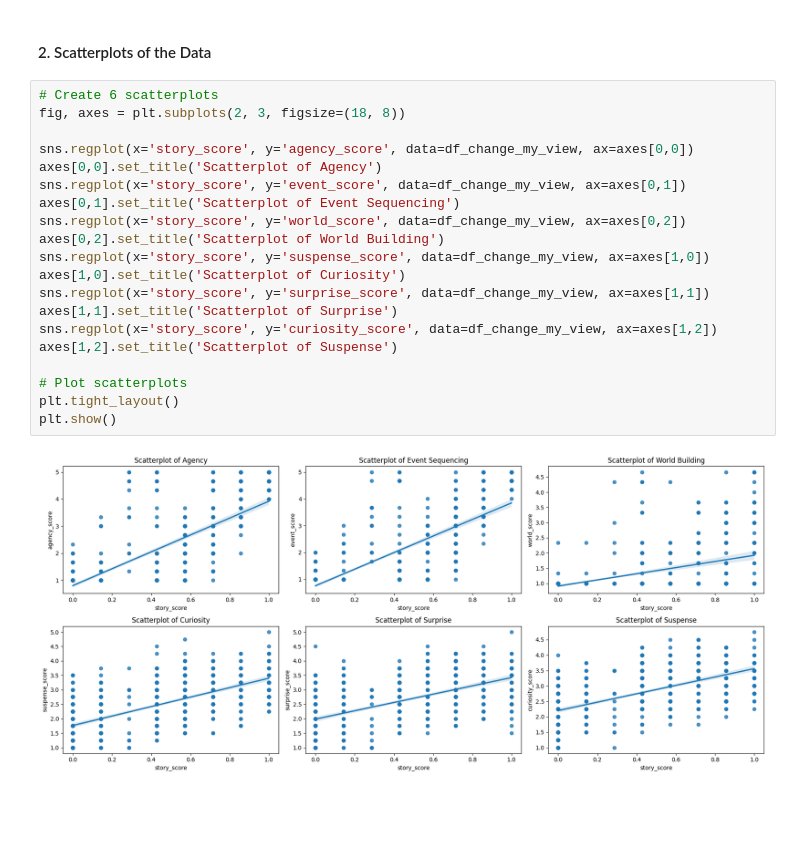
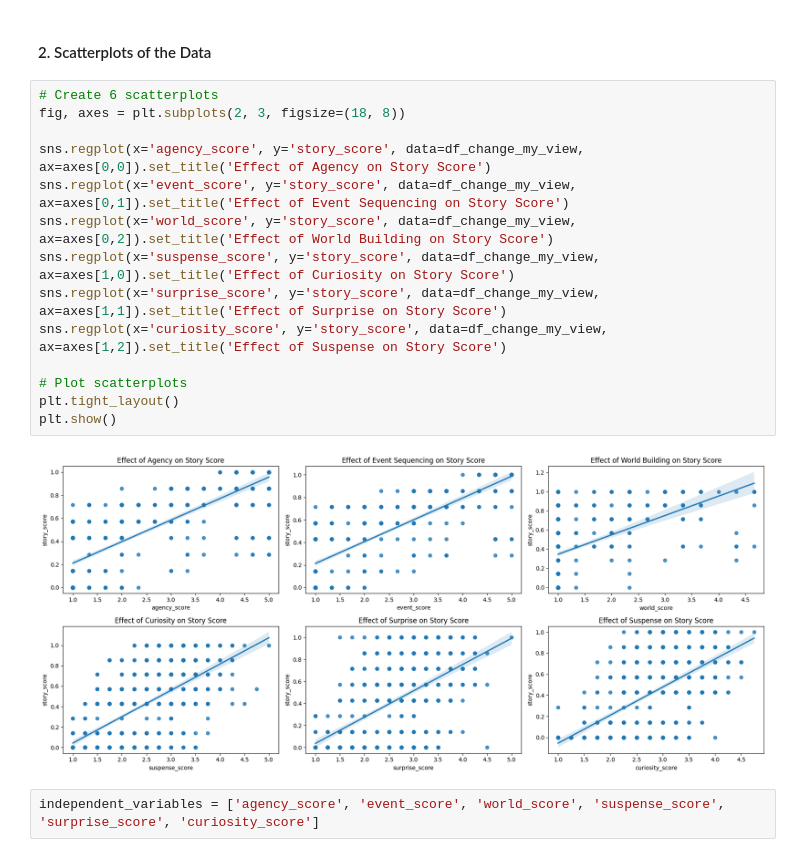
Before and after one commit to Cameron-Meinsma/assignment_2_analysing_data, a Jupyter notebook: assignment_2.ipynb, the cells around one changed output. Drawn from its saved outputs; the diff is of its cells as text; blank space fills up the shorter version.

```diff
--- a/assignment_2.ipynb
+++ b/assignment_2.ipynb
@@ -24,22 +27,18 @@ df_change_my_view
 # %%
 # Create 6 scatterplots
 fig, axes = plt.subplots(2, 3, figsize=(18, 8))
 
-sns.regplot(x='story_score', y='agency_score', data=df_change_my_view, ax=axes[0,0])
-axes[0,0].set_title('Scatterplot of Agency')
-sns.regplot(x='story_score', y='event_score', data=df_change_my_view, ax=axes[0,1])
-axes[0,1].set_title('Scatterplot of Event Sequencing')
-sns.regplot(x='story_score', y='world_score', data=df_change_my_view, ax=axes[0,2])
-axes[0,2].set_title('Scatterplot of World Building')
-sns.regplot(x='story_score', y='suspense_score', data=df_change_my_view, ax=axes[1,0])
-axes[1,0].set_title('Scatterplot of Curiosity')
-sns.regplot(x='story_score', y='surprise_score', data=df_change_my_view, ax=axes[1,1])
-axes[1,1].set_title('Scatterplot of Surprise')
-sns.regplot(x='story_score', y='curiosity_score', data=df_change_my_view, ax=axes[1,2])
-axes[1,2].set_title('Scatterplot of Suspense')
+sns.regplot(x='agency_score', y='story_score', data=df_change_my_view, ax=axes[0,0]).set_title('Effect of Agency on Story Score')
+sns.regplot(x='event_score', y='story_score', data=df_change_my_view, ax=axes[0,1]).set_title('Effect of Event Sequencing on Story Score')
+sns.regplot(x='world_score', y='story_score', data=df_change_my_view, ax=axes[0,2]).set_title('Effect of World Building on Story Score')
+sns.regplot(x='suspense_score', y='story_score', data=df_change_my_view, ax=axes[1,0]).set_title('Effect of Curiosity on Story Score')
+sns.regplot(x='surprise_score', y='story_score', data=df_change_my_view, ax=axes[1,1]).set_title('Effect of Surprise on Story Score')
+sns.regplot(x='curiosity_score', y='story_score', data=df_change_my_view, ax=axes[1,2]).set_title('Effect of Suspense on Story Score')
 
 # Plot scatterplots
 plt.tight_layout()
 plt.show()
 # %% [output]
-[figure, old version]
+[figure, new version]
+# %%
+independent_variables = ['agency_score', 'event_score', 'world_score', 'suspense_score', 'surprise_score', 'curiosity_score']
```
Also changed, not shown: parts of 3 cells of this notebook.
